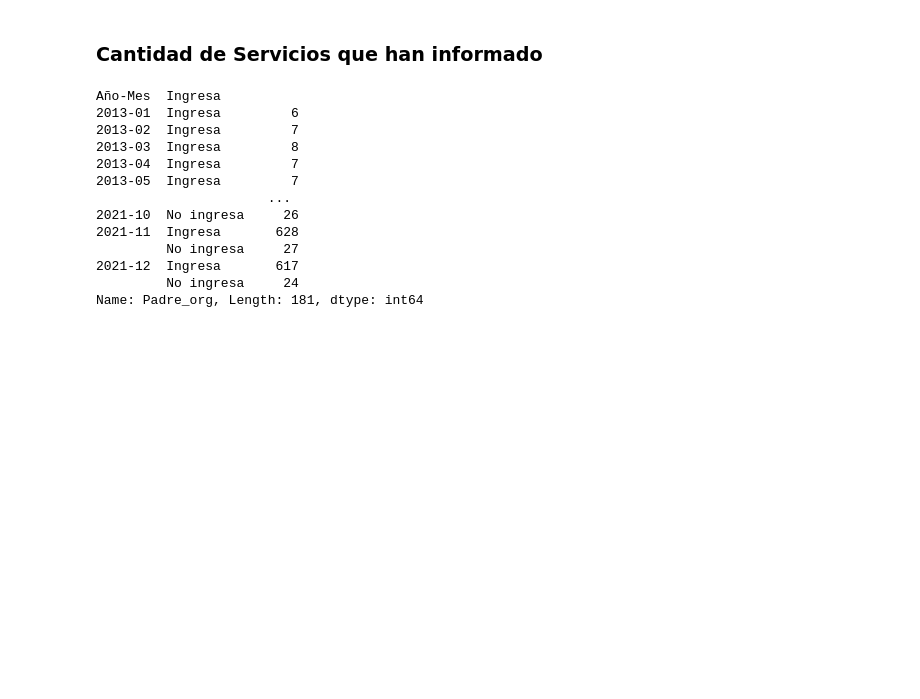
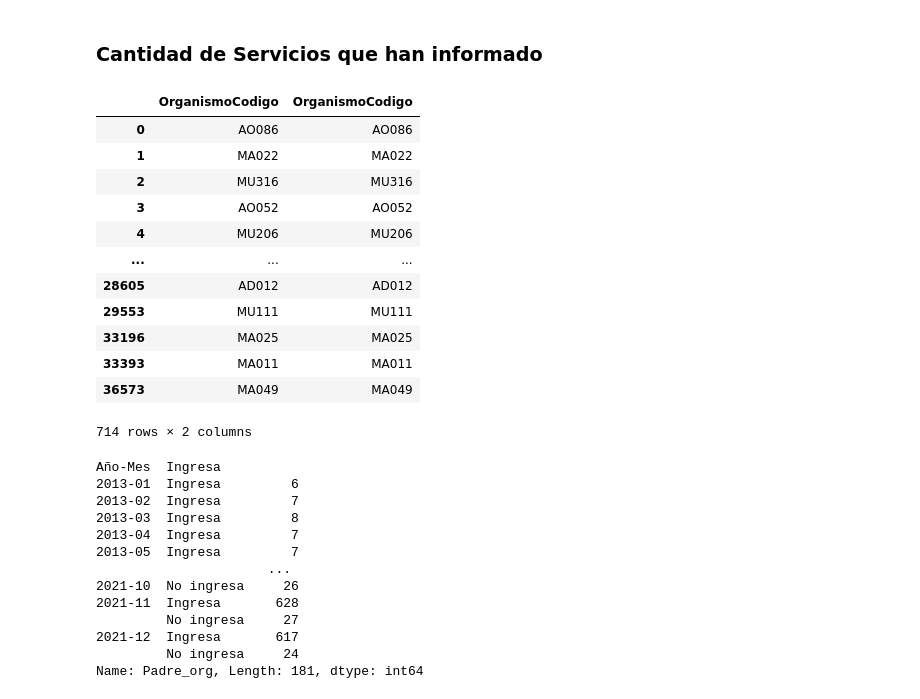
Before and after one commit to josemoragonzalez/PublicEmployment, a Jupyter notebook: informe.ipynb, the cells around one changed output. Drawn from its saved outputs; the diff is of its cells as text; code cells hidden in the pictures; blank space fills up the shorter version.

```diff
--- a/informe.ipynb
+++ b/informe.ipynb
@@ -393,4 +409,20 @@ df6 = df6.drop(columns = ['OrganismoCodigo'])
 df6['Año-Mes']  = df6['anyo'].astype(str) + '-' + df6['mesN']
+# %%
+df6['OrganismoCodigo'].drop_duplicates()
+# %% [output]
+|  | OrganismoCodigo | OrganismoCodigo |
+| 0 | AO086 | AO086 |
+| 1 | MA022 | MA022 |
+| 2 | MU316 | MU316 |
+| 3 | AO052 | AO052 |
+| 4 | MU206 | MU206 |
+| ... | ... | ... |
+| 28605 | AD012 | AD012 |
+| 29553 | MU111 | MU111 |
+| 33196 | MA025 | MA025 |
+| 33393 | MA011 | MA011 |
+| 36573 | MA049 | MA049 |
+714 rows × 2 columns
 # %%
 df6['Fecha'] = pd.to_datetime(df6['Año-Mes'])
 df6 = df6.sort_values(by=['Fecha'])
```
Also changed, not shown: parts of 11 cells of this notebook, 5 other files.
